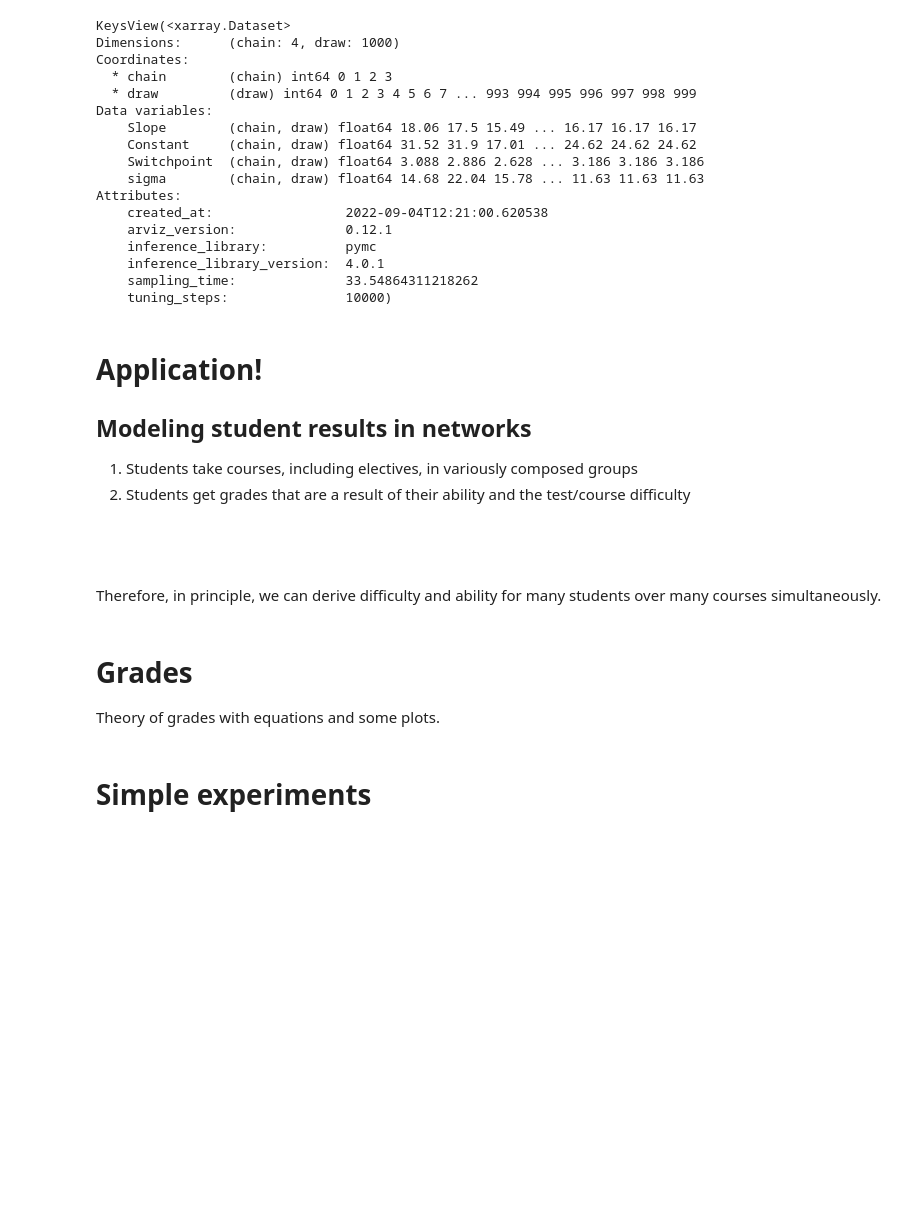
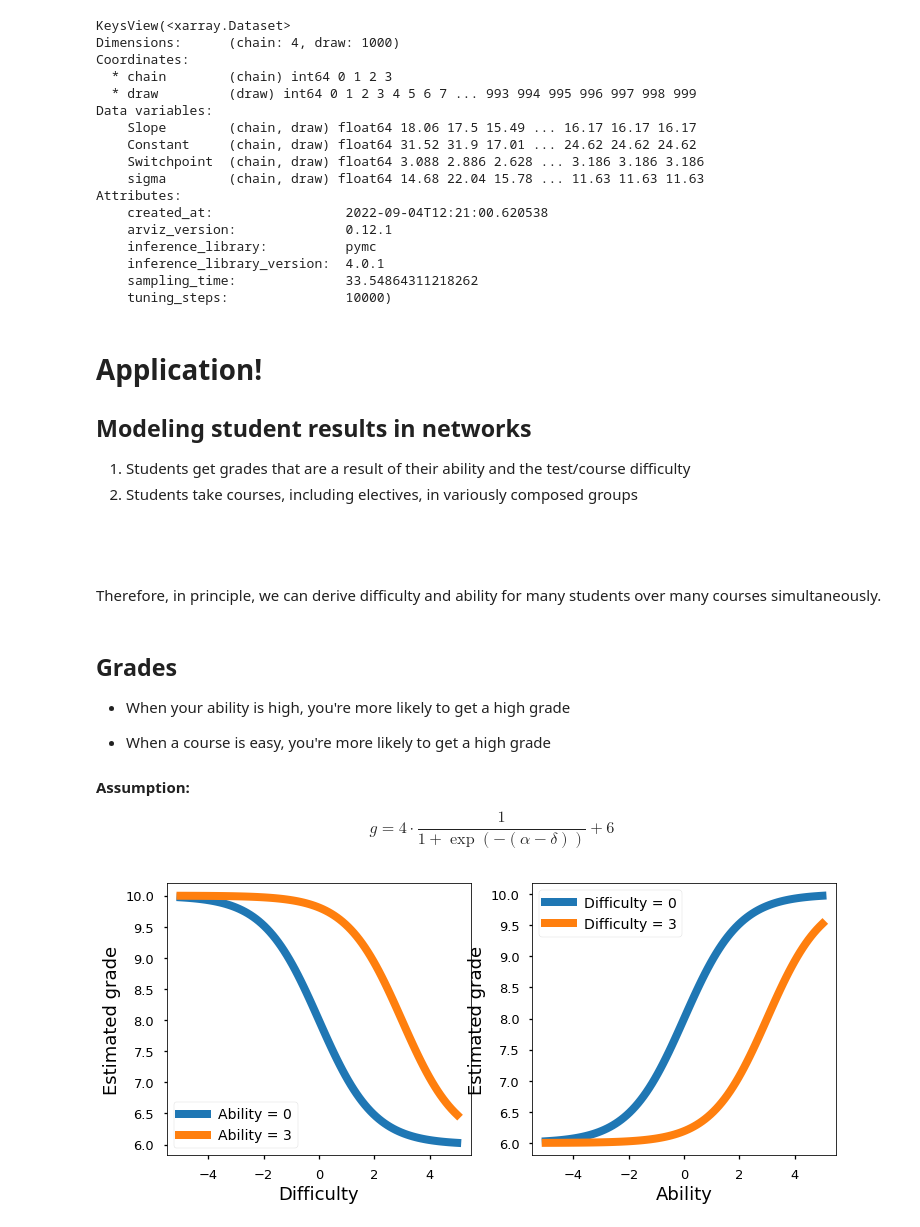
Before and after one commit to harcel/bayesian_student_seminar, a Jupyter notebook: BayesianStudentProgress.ipynb, the cells around one changed output. Cells and saved outputs as stored; diff of their text form; code cells hidden in the pictures; blank space fills up the shorter version.

Commit message:
Put in fake data examples and real data example

```diff
--- a/BayesianStudentProgress.ipynb
+++ b/BayesianStudentProgress.ipynb
@@ -375,8 +385,8 @@ Attributes:
 # Application!
 ## Modeling student results in networks
 
-1. Students take courses, including electives, in variously composed groups
-2. Students get grades that are a result of their ability and the test/course difficulty
+1. Students get grades that are a result of their ability and the test/course difficulty
+2. Students take courses, including electives, in variously composed groups
 
 <br>
 <br>
@@ -384,8 +394,18 @@ Attributes:
 
 Therefore, in principle, we can derive difficulty and ability for many students over many courses simultaneously.
 # %% [markdown]
-# Grades
+## Grades
 
-Theory of grades with equations and some plots.
+- When your ability is high, you're more likely to get a high grade
+
+- When a course is easy, you're more likely to get a high grade
+
+#### Assumption:
+
+$$
+g = 4 \cdot \frac{1}{1+\exp(-(\alpha -\delta))} +6
+$$
-# %% [markdown]
-# Simple experiments
+# %%
+utils.plot_example_grades()
+# %% [output]
+[figure, added]
```
Also changed, not shown: parts of 46 cells of this notebook, 4 other files.
